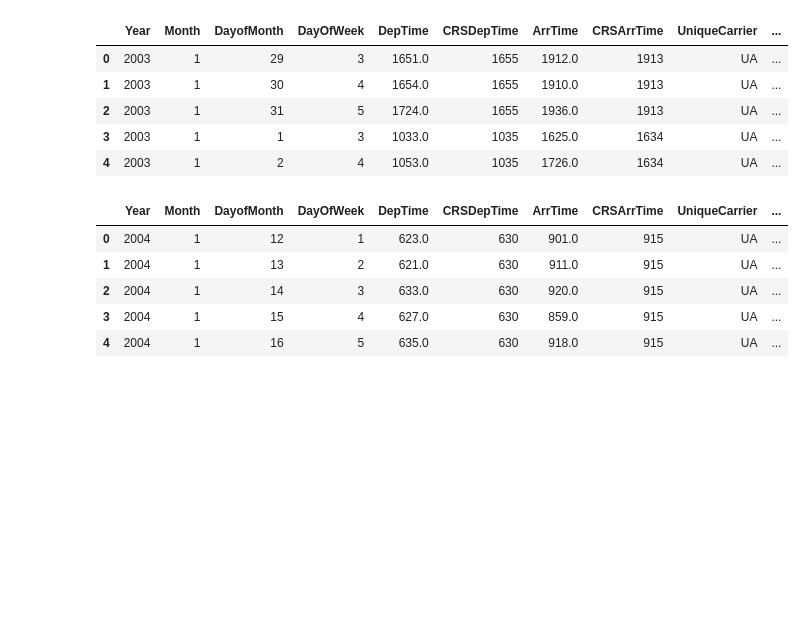
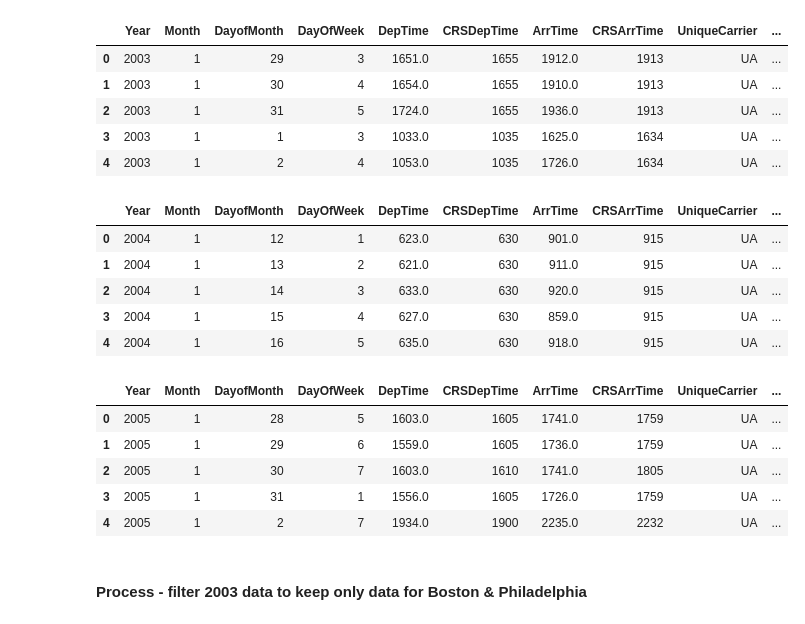
Before and after one commit to katdask/Data_Science_Projects, a Jupyter notebook: Visual_Data_Prep.ipynb, the cells around one changed output. Cells and saved outputs as stored; diff of their text form; code cells hidden in the pictures; blank space fills up the shorter version.

```diff
--- a/Visual_Data_Prep.ipynb
+++ b/Visual_Data_Prep.ipynb
@@ -43,5 +48,15 @@ df_2004.head()
 | 2 | 2004 | 1 | 14 | 3 | 633.0 | 630 | 920.0 | 915 | UA | ... |
 | 3 | 2004 | 1 | 15 | 4 | 627.0 | 630 | 859.0 | 915 | UA | ... |
 | 4 | 2004 | 1 | 16 | 5 | 635.0 | 630 | 918.0 | 915 | UA | ... |
+# %%
+df_2005=pd.read_csv("2005.csv")
+df_2005.head()
+# %% [output]
+|  | Year | Month | DayofMonth | DayOfWeek | DepTime | CRSDepTime | ArrTime | CRSArrTime | UniqueCarrier | ... |
+| 0 | 2005 | 1 | 28 | 5 | 1603.0 | 1605 | 1741.0 | 1759 | UA | ... |
+| 1 | 2005 | 1 | 29 | 6 | 1559.0 | 1605 | 1736.0 | 1759 | UA | ... |
+| 2 | 2005 | 1 | 30 | 7 | 1603.0 | 1610 | 1741.0 | 1805 | UA | ... |
+| 3 | 2005 | 1 | 31 | 1 | 1556.0 | 1605 | 1726.0 | 1759 | UA | ... |
+| 4 | 2005 | 1 | 2 | 7 | 1934.0 | 1900 | 2235.0 | 2232 | UA | ... |
 # %%
 #df_2003.dtypes
@@ -50 +64,3 @@ df_2004.head()
+# %% [markdown]
+#### Process - filter 2003 data to keep only data for Boston & Philadelphia
 # %%
```
Also changed, not shown: parts of 14 cells of this notebook.
